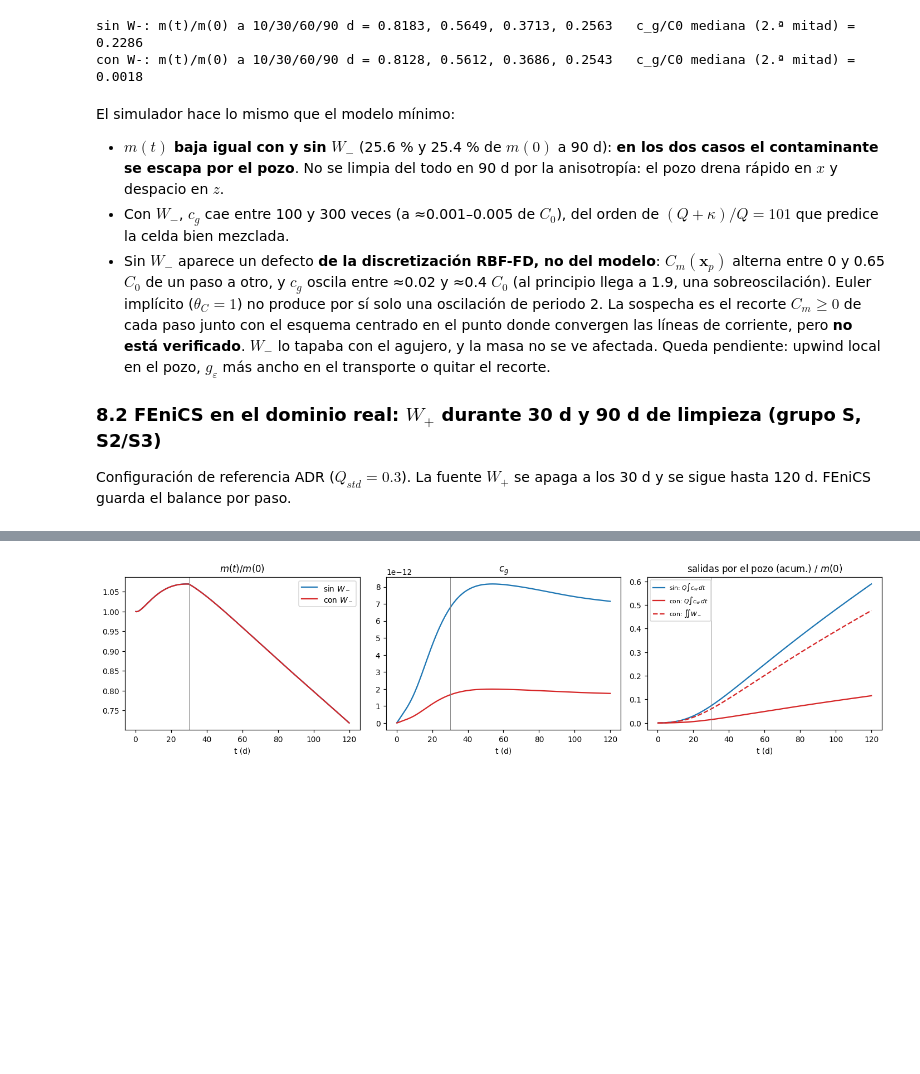
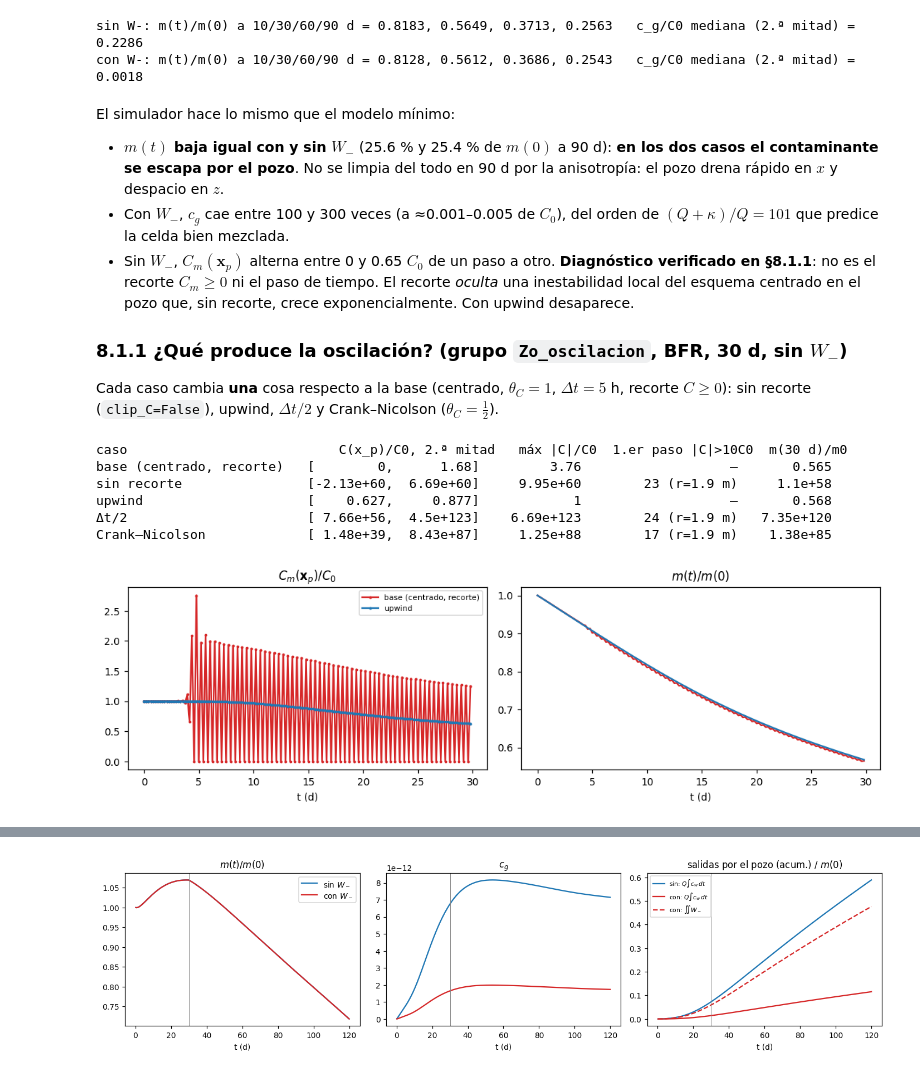
Before and after one commit to alobainalao/Doctorado, a Jupyter notebook: notebooks/3_cuadrado_pozo/3_cuadrado_pozo_sumidero.ipynb, the cells around one changed output, grey strips where cells are left out. Drawn from its saved outputs; the diff is of its cells as text; code cells hidden in the pictures; blank space fills up the shorter version.

```diff
--- a/notebooks/3_cuadrado_pozo/3_cuadrado_pozo_sumidero.ipynb
+++ b/notebooks/3_cuadrado_pozo/3_cuadrado_pozo_sumidero.ipynb
@@ -364,0 +378,16 @@ ax[0].legend(fontsize=7); plt.tight_layout(); plt.show()
+# %%
+from transitorio_nucleo import CuadradoTransitorio
+lim_ = None
+print(f"{'S_s':>7s} {'forma':6s} {'perdida':>8s} {'Q∫c_w/m0':>9s} {'cierre':>8s} {'c_w(30 d)':>9s} {'C≡1: mín':>9s}")
+for S_s in (1e-5, 1e-2, 0.1):
+    mt = CuadradoTransitorio(S_s=S_s)
+    lim_ = ((np.abs(mt.X) < 240) & (np.abs(mt.Z) < 240)).ravel() * 1.0
+    M0 = mt.masa(lim_)
+    for f in (("cons", "nc") if S_s != 1e-2 else ("nc", "consT", "ncT")):
+        if S_s == 0.1 and f in ("consT", "ncT"):
+            continue
+        o = mt.correr_tr(f, lim_, T_fin=30 * DIA, dt=0.5 * DIA)
+        Mfin = mt.A * (o["theta"] * o["C"]).sum() if f.endswith("T") else o["masa"][-1]
+        u1 = mt.correr_tr(f, np.ones(mt.N), T_fin=30 * DIA, dt=0.5 * DIA, C_b=1.0)
+        print(f"{S_s:7.0e} {f:6s} {1 - Mfin / M0:8.4f} {o['sale'][-1] / M0:9.4f} {1 - Mfin / M0 - o['sale'][-1] / M0:+8.4f} "
+              f"{o['c_w'][-1]:9.3f} {u1['C'].min():9.4f}")
@@ -414,14 +469,36 @@ El simulador hace lo mismo que el modelo mínimo:
   $z$.
 * Con $W_-$, $c_g$ cae entre 100 y 300 veces (a ≈0.001–0.005 de $C_0$), del orden de $(Q+\kappa)/Q=101$ que predice
   la celda bien mezclada.
-* Sin $W_-$ aparece un defecto **de la discretización RBF-FD, no del modelo**: $C_m(\mathbf x_p)$ alterna entre 0 y
-  0.65 $C_0$ de un paso a otro, y $c_g$ oscila entre ≈0.02 y ≈0.4 $C_0$ (al principio llega a 1.9, una
-  sobreoscilación). Euler implícito ($\theta_C=1$) no produce por sí solo una oscilación de periodo 2. La sospecha es
-  el recorte $C_m\ge0$ de cada paso junto con el esquema centrado en el punto donde convergen las líneas de
-  corriente, pero **no está verificado**. $W_-$ lo tapaba con el agujero, y la masa no se ve afectada. Queda
-  pendiente: upwind local en el pozo, $g_\varepsilon$ más ancho en el transporte o quitar el recorte.
+* Sin $W_-$, $C_m(\mathbf x_p)$ alterna entre 0 y 0.65 $C_0$ de un paso a otro. **Diagnóstico verificado en
+  §8.1.1**: no es el recorte $C_m\ge0$ ni el paso de tiempo. El recorte *oculta* una inestabilidad local del esquema
+  centrado en el pozo que, sin recorte, crece exponencialmente. Con upwind desaparece.
 
-### 8.2 FEniCS en el dominio real: $W_+$ durante 30 d y 90 d de limpieza (grupo S, S2/S3)
+### 8.1.1 ¿Qué produce la oscilación? (grupo `Zo_oscilacion`, BFR, 30 d, sin $W_-$)
 
-Configuración de referencia ADR ($Q_{std}=0.3$). La fuente $W_+$ se apaga a los 30 d y se sigue hasta 120 d. FEniCS
-guarda el balance por paso.
+Cada caso cambia **una** cosa respecto a la base (centrado, $\theta_C=1$, $\Delta t=5$ h, recorte $C\ge0$):
+sin recorte (`clip_C=False`), upwind, $\Delta t/2$ y Crank–Nicolson ($\theta_C=\tfrac12$).
+# %%
+ZO = {k: S.cargar_Zo(k) for k in ("Zo0_base", "Zo1_sin_recorte", "Zo2_upwind", "Zo3_dt_mitad", "Zo4_cn")}
+ROT = {"Zo0_base": "base (centrado, recorte)", "Zo1_sin_recorte": "sin recorte", "Zo2_upwind": "upwind",
+       "Zo3_dt_mitad": "Δt/2", "Zo4_cn": "Crank–Nicolson"}
+print(f"{'caso':26s} {'C(x_p)/C0, 2.ª mitad':>24s} {'máx |C|/C0':>12s} {'1.er paso |C|>10C0':>19s} {'m(30 d)/m0':>11s}")
+for k, z in ZO.items():
+    m2 = len(z["t"]) // 2
+    ex = np.nonzero(z["max_abs"] > 10)[0]
+    print(f"{ROT[k]:26s} [{z['c_nodo_pozo'][m2:].min():9.3g}, {z['c_nodo_pozo'][m2:].max():9.3g}] {z['max_abs'].max():12.3g} "
+          f"{(str(ex[0]) + ' (r=' + format(z['r_max'][ex[0]], '.1f') + ' m)') if len(ex) else '—':>19s} {z['masa'][-1]:11.3g}")
+fig, ax = plt.subplots(1, 2, figsize=(10, 3.2))
+for k, col in (("Zo0_base", "tab:red"), ("Zo2_upwind", "tab:blue")):
+    ax[0].plot(ZO[k]["t"], ZO[k]["c_nodo_pozo"], ".-", ms=3, color=col, label=ROT[k])
+    ax[1].plot(ZO[k]["t"], ZO[k]["masa"], color=col)
+ax[0].set(xlabel="t (d)", title="$C_m(\\mathbf{x}_p)/C_0$"); ax[0].legend(fontsize=7)
+ax[1].set(xlabel="t (d)", title="$m(t)/m(0)$")
+plt.tight_layout(); plt.show()
+# %% [output]
+caso                           C(x_p)/C0, 2.ª mitad   máx |C|/C0  1.er paso |C|>10C0  m(30 d)/m0
+base (centrado, recorte)   [        0,      1.68]         3.76                   —       0.565
+sin recorte                [-2.13e+60,  6.69e+60]     9.95e+60        23 (r=1.9 m)     1.1e+58
+upwind                     [    0.627,     0.877]            1                   —       0.568
+Δt/2                       [ 7.66e+56,  4.5e+123]    6.69e+123        24 (r=1.9 m)   7.35e+120
+Crank–Nicolson             [ 1.48e+39,  8.43e+87]     1.25e+88        17 (r=1.9 m)    1.38e+85
+[figure, added]
```
Also changed, not shown: parts of 6 cells of this notebook, 24 other files.
